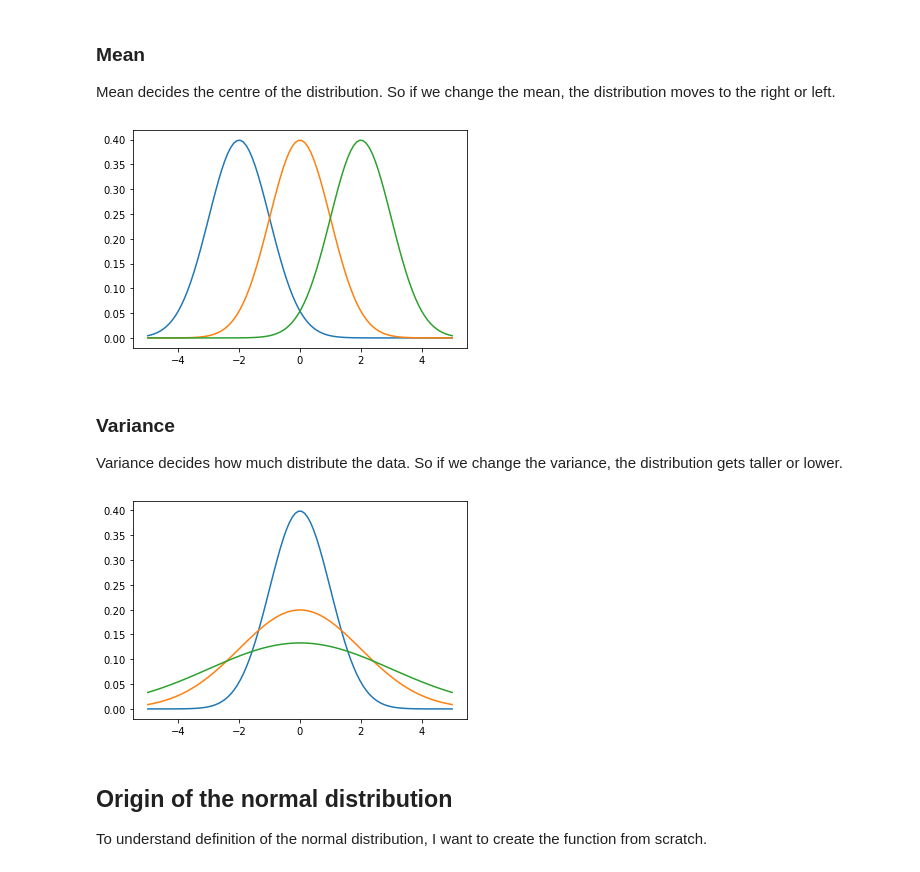
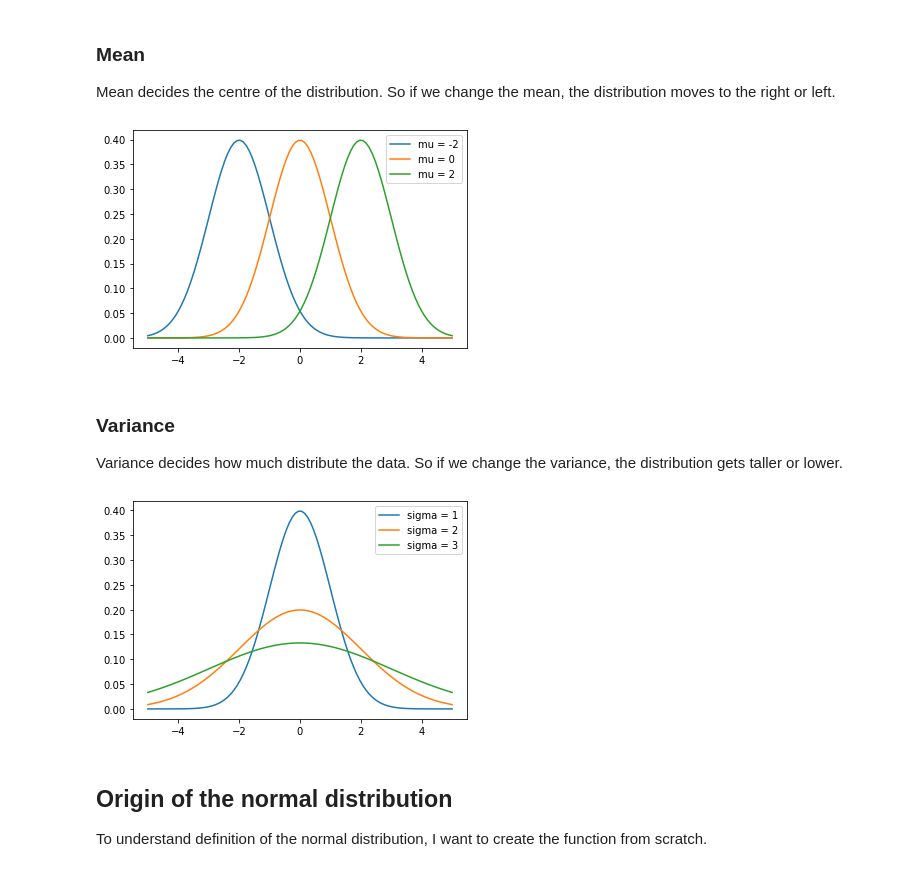
Before and after one commit to ykshr/statistics, a Jupyter notebook: distribution/normal_distribution.ipynb, the cells around one changed output. Drawn from its saved outputs; the diff is of its cells as text; code cells hidden in the pictures.

```diff
--- a/distribution/normal_distribution.ipynb
+++ b/distribution/normal_distribution.ipynb
@@ -45,11 +45,12 @@ sigma = 1
 for mu in mues:
     x = np.linspace(-5, 5, 100)
     f = (1/np.sqrt(2*np.pi*sigma**2))*np.exp(-(x-mu)**2/(2*sigma**2))
+    plt.plot(x, f, label='mu = '+str(mu))
 
-    plt.plot(x, f)
+plt.legend()
 plt.show()
 # %% [output]
-[figure, old version]
+[figure, new version]
 # %% [markdown]
 ### Variance
 
@@ -57,17 +58,18 @@ Variance decides how much distribute the data. So if we change the variance, the
 # %%
 import matplotlib.pyplot as plt
 import numpy as np
 
 mu = 0
 sigmas = [1, 2, 3]
 for sigma in sigmas:
     x = np.linspace(-5, 5, 100)
     f = (1/np.sqrt(2*np.pi*sigma**2))*np.exp(-(x-mu)**2/(2*sigma**2))
+    plt.plot(x, f, label='sigma = '+str(sigma))
 
-    plt.plot(x, f)
+plt.legend()
 plt.show()
 # %% [output]
-[figure, old version]
+[figure, new version]
 # %% [markdown]
 ## Origin of the normal distribution
 
```
Also changed, not shown: parts of 1 cell of this notebook, 1 other file.
